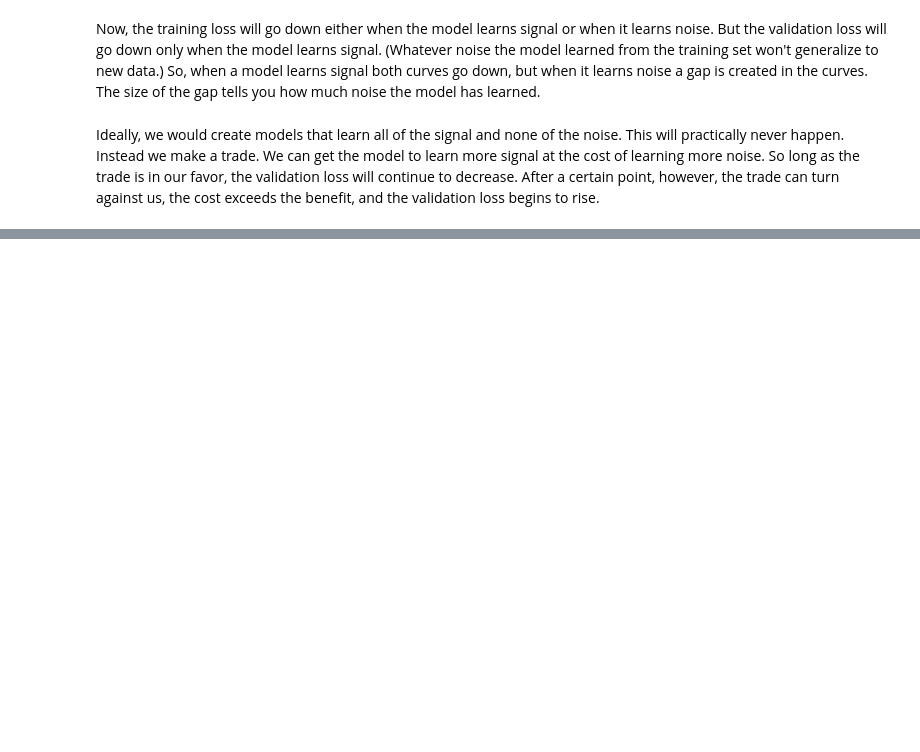
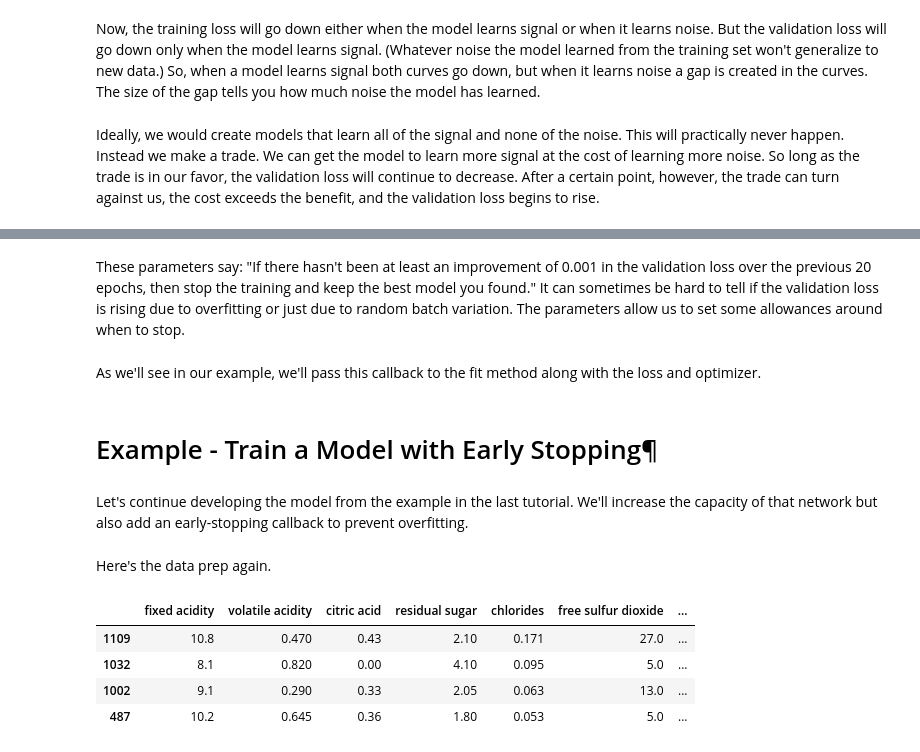
Before and after one commit to RajrupDasid/Machine-Learnng-Full, a Jupyter notebook: overfittingunderfitting.ipynb, the cells around one changed output, grey strips where cells are left out. Saved outputs shown, nothing was run; the diff lists cells and outputs as text; code cells hidden in the pictures; blank space fills up the shorter version.

```diff
--- a/overfittingunderfitting.ipynb
+++ b/overfittingunderfitting.ipynb
@@ -27,0 +89,38 @@ Underfitting and overfitting.
+# %% [markdown]
+These parameters say: "If there hasn't been at least an improvement of 0.001 in the validation loss over the previous 20 epochs, then stop the training and keep the best model you found." It can sometimes be hard to tell if the validation loss is rising due to overfitting or just due to random batch variation. The parameters allow us to set some allowances around when to stop.
+# %% [markdown]
+As we'll see in our example, we'll pass this callback to the fit method along with the loss and optimizer.
+# %% [markdown]
+# Example - Train a Model with Early Stopping¶
+# %% [markdown]
+Let's continue developing the model from the example in the last tutorial. We'll increase the capacity of that network but also add an early-stopping callback to prevent overfitting.
+# %% [markdown]
+Here's the data prep again.
+# %%
+import pandas as pd
+from IPython.display import display
+
+red_wine = pd.read_csv('./dataset/red-wine.csv')
+
+# Create training and validation splits
+df_train = red_wine.sample(frac=0.7, random_state=0)
+df_valid = red_wine.drop(df_train.index)
+display(df_train.head(4))
+
+# Scale to [0, 1]
+max_ = df_train.max(axis=0)
+min_ = df_train.min(axis=0)
+df_train = (df_train - min_) / (max_ - min_)
+df_valid = (df_valid - min_) / (max_ - min_)
+
+# Split features and target
+X_train = df_train.drop('quality', axis=1)
+X_valid = df_valid.drop('quality', axis=1)
+y_train = df_train['quality']
+y_valid = df_valid['quality']
+# %% [output]
+|  | fixed acidity | volatile acidity | citric acid | residual sugar | chlorides | free sulfur dioxide | ... |
+| 1109 | 10.8 | 0.470 | 0.43 | 2.10 | 0.171 | 27.0 | ... |
+| 1032 | 8.1 | 0.820 | 0.00 | 4.10 | 0.095 | 5.0 | ... |
+| 1002 | 9.1 | 0.290 | 0.33 | 2.05 | 0.063 | 13.0 | ... |
+| 487 | 10.2 | 0.645 | 0.36 | 1.80 | 0.053 | 5.0 | ... |
```
Also changed, not shown: parts of 17 cells of this notebook.
